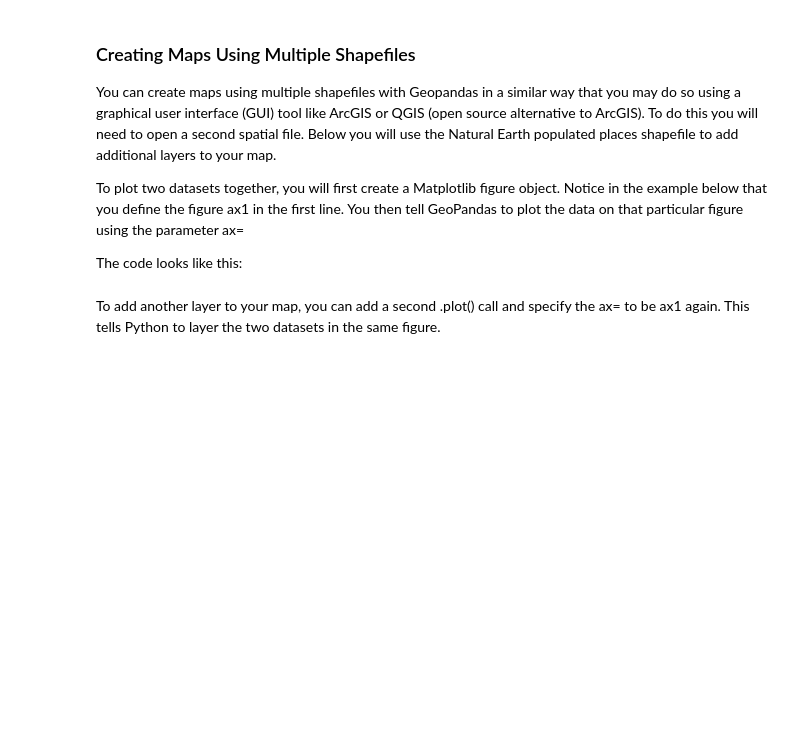
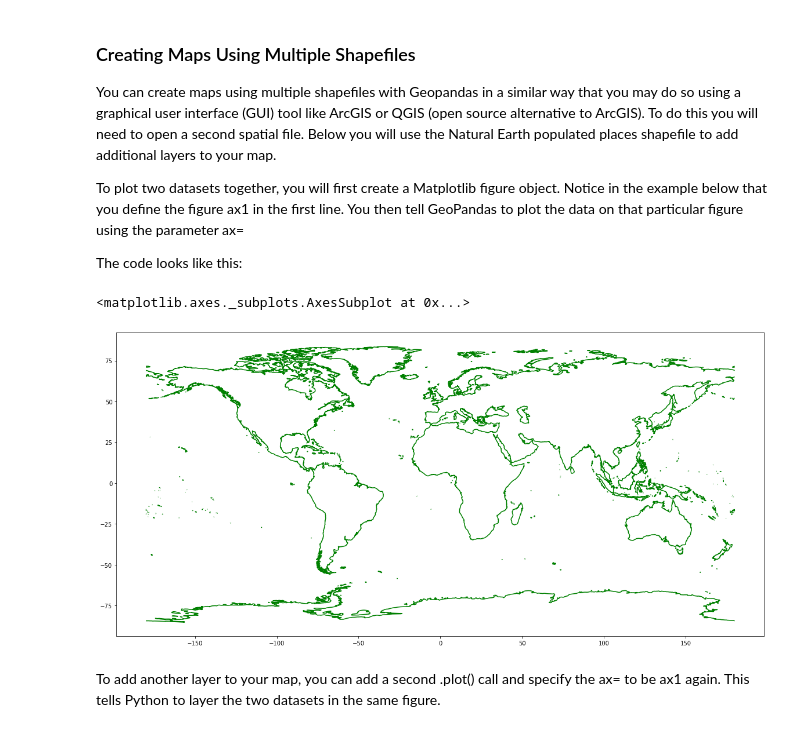
Before and after one commit to BenjaminGuerreroLewin/EnvDatSci22, a Jupyter notebook: CodeSprints/VectorData101.ipynb, the cells around one changed output. Saved outputs shown, nothing was run; the diff lists cells and outputs as text; code cells hidden in the pictures; blank space fills up the shorter version.

```diff
--- a/CodeSprints/VectorData101.ipynb
+++ b/CodeSprints/VectorData101.ipynb
@@ -265,13 +369,16 @@ The code looks like this:
 # %%
 #Experiment!
 #What happens if you change FigSize numbers?
 #What happens if you "comment out" (put a # in front of) plt.show()?
 #What happens if you change the color?
 
-f, ax1 = plt.subplots(figsize=(10, 6))
+f, ax1 = plt.subplots(figsize=(20, 10)) #changes size keeping proportionality
 coastlines.plot(ax=ax1,
-               color = "black")
-plt.show()
+               color = "green")
+#plt.show() # not needed
+# %% [output]
+<matplotlib.axes._subplots.AxesSubplot at 0x...>
+[figure, added]
 # %% [markdown]
 To add another layer to your map, you can add a second .plot() call and specify the ax= to be ax1 again. This tells Python to layer the two datasets in the same figure.
 # %%
```
Also changed, not shown: parts of 11 cells of this notebook.
